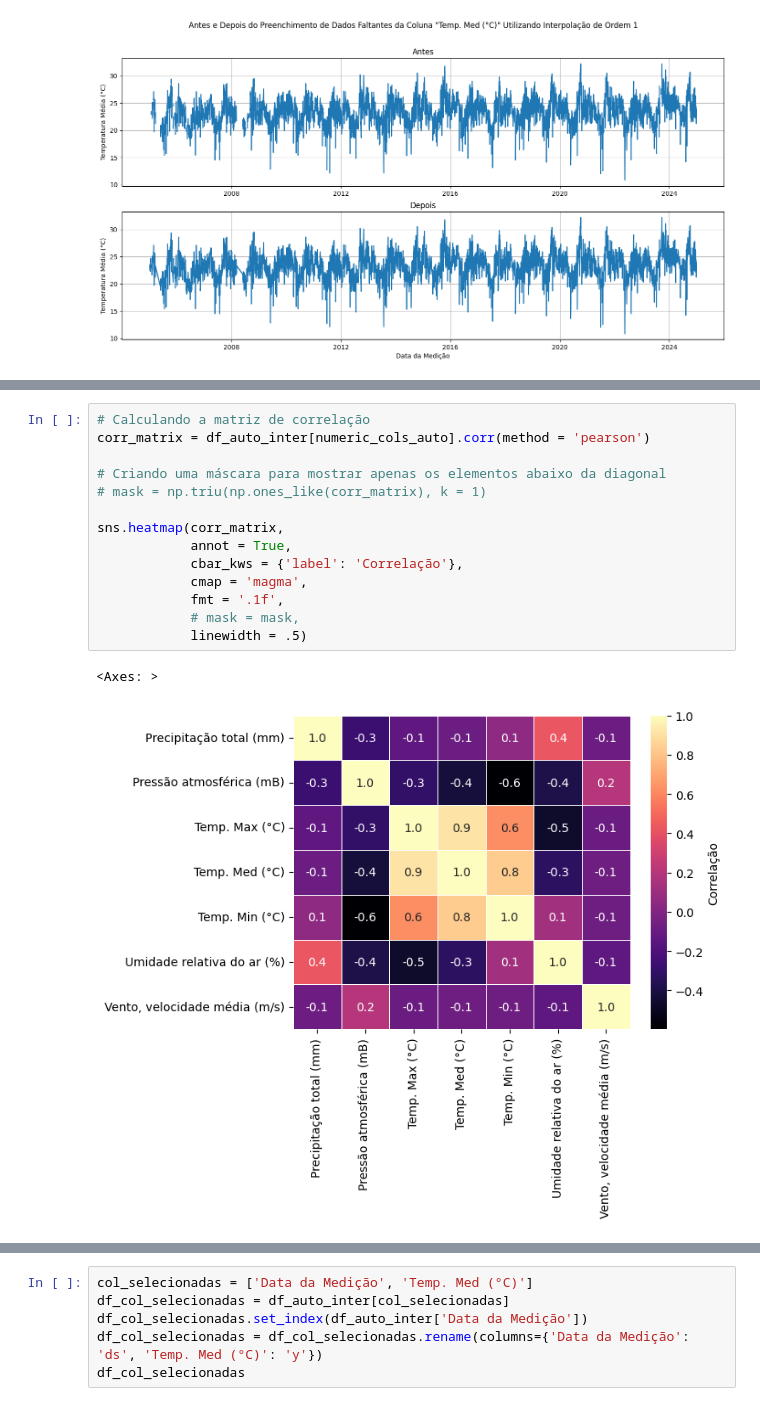
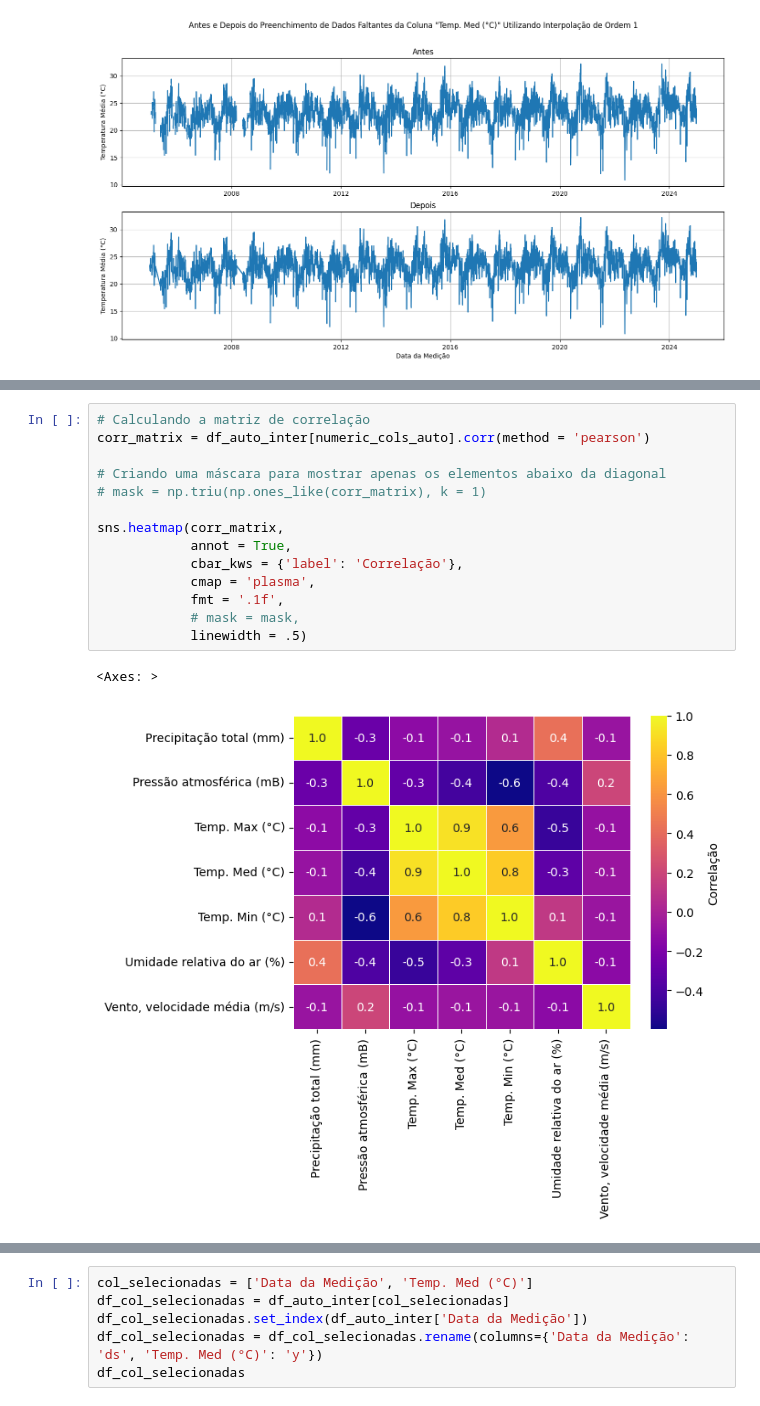
Before and after one commit to paula-belr/series-temporais-temperatura, a Jupyter notebook: atividade_extensionista_II.ipynb, the cells around one changed output, grey strips where cells are left out. Saved outputs shown, nothing was run; the diff lists cells and outputs as text.

```diff
--- a/atividade_extensionista_II.ipynb
+++ b/atividade_extensionista_II.ipynb
@@ -338,18 +386,18 @@ De forma geral, a pressão atmosférica tem um correlação linear negativa mode
 # %%
 # Calculando a matriz de correlação
 corr_matrix = df_auto_inter[numeric_cols_auto].corr(method = 'pearson')
 
 # Criando uma máscara para mostrar apenas os elementos abaixo da diagonal
 # mask = np.triu(np.ones_like(corr_matrix), k = 1)
 
 sns.heatmap(corr_matrix,
             annot = True,
             cbar_kws = {'label': 'Correlação'},
-            cmap = 'magma',
+            cmap = 'plasma',
             fmt = '.1f',
             # mask = mask,
             linewidth = .5)
 # %% [output]
 <Axes: >
-[figure, old version]
+[figure, new version]
 # %% [markdown]
```
Also changed, not shown: parts of 30 cells of this notebook.
